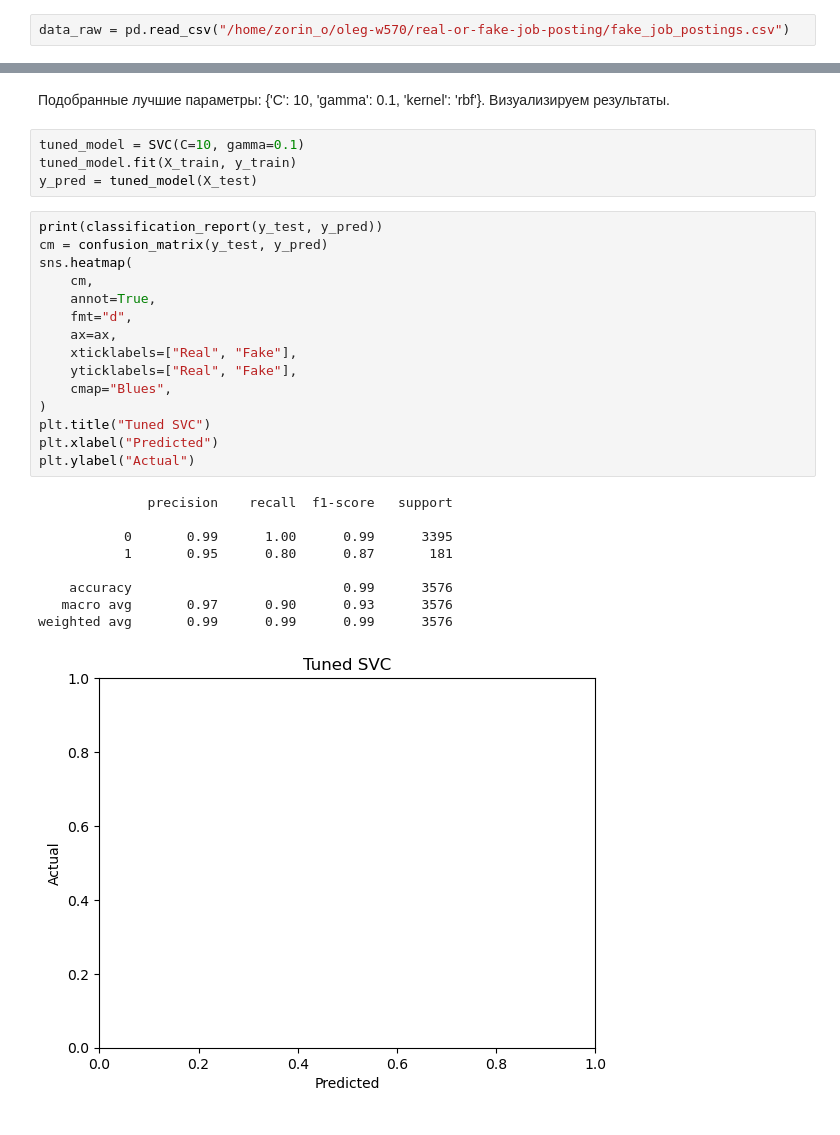
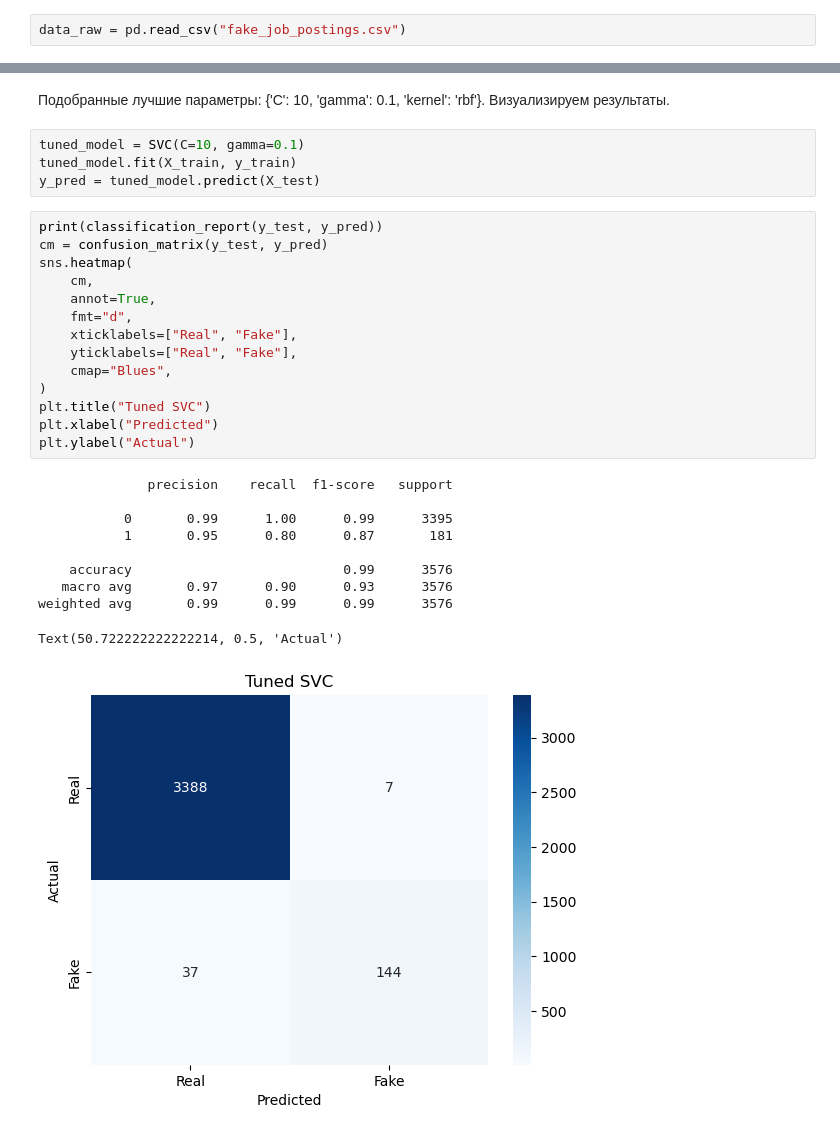
Before and after one commit to oleg-w570/real-or-fake-job-posting, a Jupyter notebook: real_or_fake_job_posting.ipynb, the cells around one changed output, grey strips where cells are left out. Drawn from its saved outputs; the diff is of its cells as text.

```diff
--- a/real_or_fake_job_posting.ipynb
+++ b/real_or_fake_job_posting.ipynb
@@ -8,7 +8,7 @@ import seaborn as sns
 # %% [markdown]
 Датасет содержит описание множества вакансий о работе. Среди вакансий могут быть как настоящие посты, так и мошеннические. Требуется определять по описания является ли вакансия настоящей или мошеннической.
 # %%
-data_raw = pd.read_csv("/home/zorin_o/oleg-w570/real-or-fake-job-posting/fake_job_postings.csv")
+data_raw = pd.read_csv("fake_job_postings.csv")
 # %% [markdown]
 ## Поверхностный обзор
 # %% [markdown]
@@ -428,29 +554,29 @@ GridSearchCV(estimator=SVC(), n_jobs=-1,
 # %%
 tuned_model = SVC(C=10, gamma=0.1)
 tuned_model.fit(X_train, y_train)
-y_pred = tuned_model(X_test)
+y_pred = tuned_model.predict(X_test)
 # %%
 print(classification_report(y_test, y_pred))
 cm = confusion_matrix(y_test, y_pred)
 sns.heatmap(
     cm,
     annot=True,
     fmt="d",
-    ax=ax,
     xticklabels=["Real", "Fake"],
     yticklabels=["Real", "Fake"],
     cmap="Blues",
 )
 plt.title("Tuned SVC")
 plt.xlabel("Predicted")
 plt.ylabel("Actual")
 # %% [output]
               precision    recall  f1-score   support
 
            0       0.99      1.00      0.99      3395
            1       0.95      0.80      0.87       181
 
     accuracy                           0.99      3576
    macro avg       0.97      0.90      0.93      3576
 weighted avg       0.99      0.99      0.99      3576
+Text(50.722222222222214, 0.5, 'Actual')
-[figure, old version]
+[figure, new version]
```
Also changed, not shown: parts of 32 cells of this notebook.
